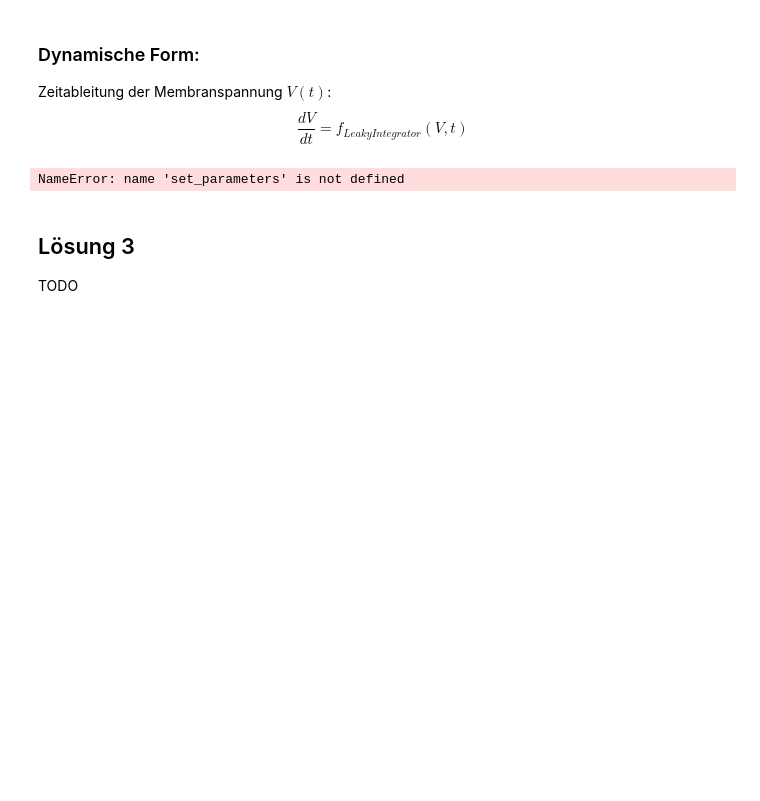
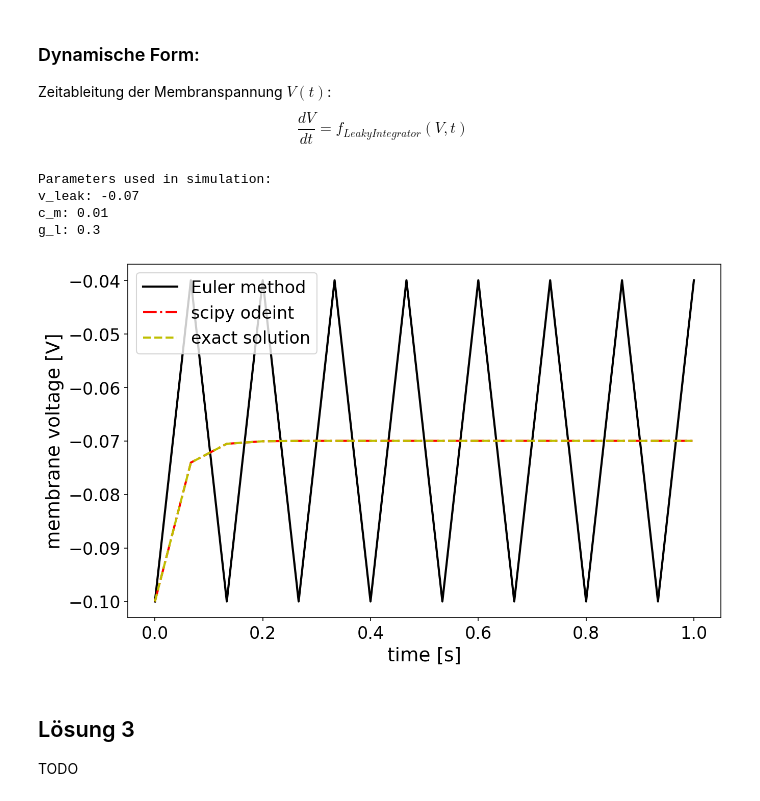
Before and after one commit to David-Bieber/Main, a Jupyter notebook: Ressources/Computational/Week1_Problems.ipynb, the cells around one changed output. Saved outputs shown, nothing was run; the diff lists cells and outputs as text; code cells hidden in the pictures; blank space fills up the shorter version.

```diff
--- a/Ressources/Computational/Week1_Problems.ipynb
+++ b/Ressources/Computational/Week1_Problems.ipynb
@@ -551,7 +542,7 @@ def f_leaky_integrator(v,t):
     Returns:
     - dV/dt
     """
-    return '''TODO''' # Implement the function here
+    return -g_l / c_m * (v - v_leak) + i_in(t) / c_m # Implement the function here
 # %%
 ################
 # Aufgabe Implementierung der numerischen Lösung
@@ -560,8 +551,8 @@ def f_leaky_integrator(v,t):
 implementation of Euler-integration
 time-step h is difference between two consecutive points; h_n = t[n+1] - t[n]
 """
-N = 10 # number of time steps
-t_0, t_max = 0., 0.1 # where to solve t_0<t<t_max, [seconds]
+N = 15 # number of time steps
+t_0, t_max = 0., 1 # where to solve t_0<t<t_max, [seconds]
 t = np.linspace(t_0, t_max, N+1)  # array of all time steps for iterative solution
 
 # no input current
@@ -573,37 +564,41 @@ v_0 = -0.100 # V
 ##############
 # set parameters to standard values
 set_parameters()
 
 # then change parameters here!
 v_leak= -0.07
 c_m= 0.01
 g_l= 0.3
 tau_m = c_m / g_l
 ############
 
 
 print("Parameters used in simulation:")
 print('v_leak:', v_leak)
 print('c_m:', c_m)
 print('g_l:', g_l)
 
 # solve
-v_euler = '''TODO'''
-v_scipy = '''TODO'''
-v_exact = '''TODO'''
+v_euler = ode_euler(f_leaky_integrator, v_0, t)
+v_scipy = odeint(f_leaky_integrator, v_0, t)
+v_exact = leaky_int_exact_solution(v_0, t)
 
 # plot the solutions
 fig = plt.figure(dpi=150, figsize=(10, 6))
 ax = fig.add_subplot(111)
 ax.plot(t, v_euler, 'k-', label='Euler method')
 ax.plot(t, v_scipy, 'r-.', label='scipy odeint')
 ax.plot(t, v_exact, 'y--', label='exact solution')
 ax.set_xlabel('time [s]')
 ax.set_ylabel('membrane voltage [V]')
 ax.legend()
 plt.show()
 # %% [output]
-NameError: name 'set_parameters' is not defined
+Parameters used in simulation:
+v_leak: -0.07
+c_m: 0.01
+g_l: 0.3
+[figure, added]
 # %% [markdown]
 ## Lösung 3
 
```
Also changed, not shown: parts of 2 cells of this notebook, 2 other files.
